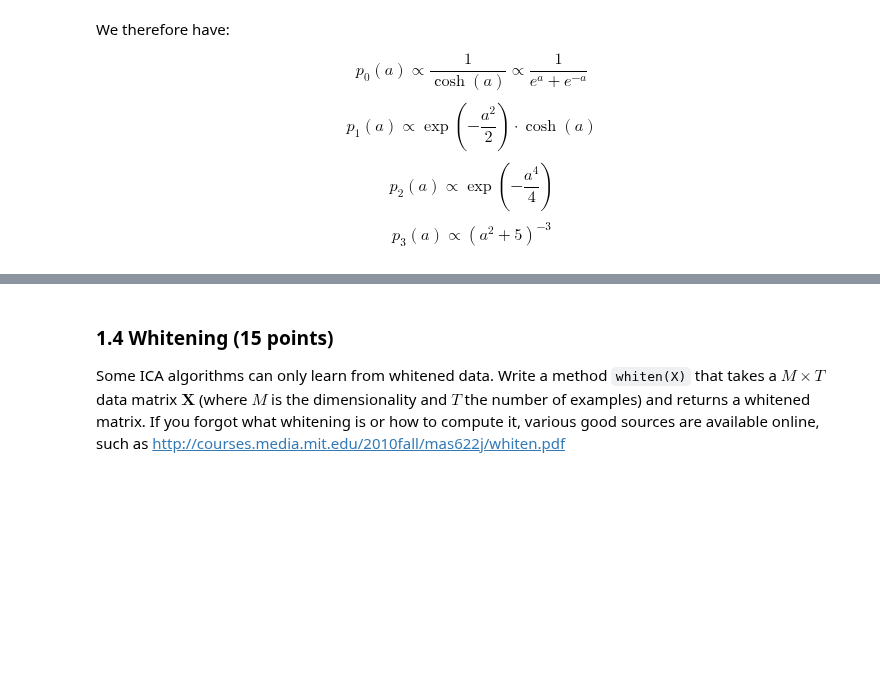
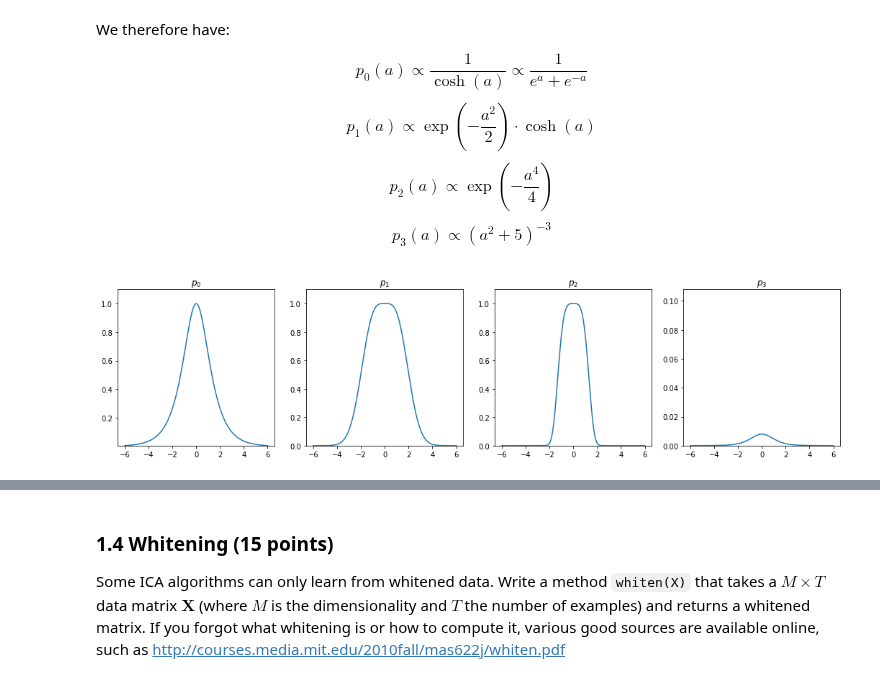
Before and after one commit to mirceamironenco/ML2_Labs, a Jupyter notebook: lab1/mircea.ipynb, the cells around one changed output, grey strips where cells are left out. Drawn from its saved outputs; the diff is of its cells as text; code cells hidden in the pictures; blank space fills up the shorter version.

Commit message:
Plotting priors and activation functions

```diff
--- a/lab1/mircea.ipynb
+++ b/lab1/mircea.ipynb
@@ -214,3 +214,24 @@ def prior_3(a):
 
 priors = [prior_0, prior_1, prior_2, prior_3]
 phis = [phi_0, phi_1, phi_2, phi_3]
+# %%
+def plot_funcs(funcs, titles, num_vals=1200):
+    if funcs is None or titles is None:
+        raise TypeError('Cannot plot None')
+
+    if len(funcs) != len(titles):
+        raise ValueError('funcs and titles must correspond.')
+
+    # Values to plot
+    vals = np.linspace(-6,6,num_vals)
+    figure(figsize=(18,4))
+    for i, (func, title) in enumerate(zip(funcs, titles)):
+        res = func(vals)
+        ax = plt.subplot(1, len(titles), i + 1)
+        plt.title(title)
+        plt.plot(vals, res)
+        ax.set_ylim(min(res), max(res) + 0.1)
+# %%
+plot_funcs(priors, ['$p_0$', '$p_1$', '$p_2$', '$p_3$'])
+# %% [output]
+[figure, added]
```
Also changed, not shown: parts of 1 cell of this notebook.
